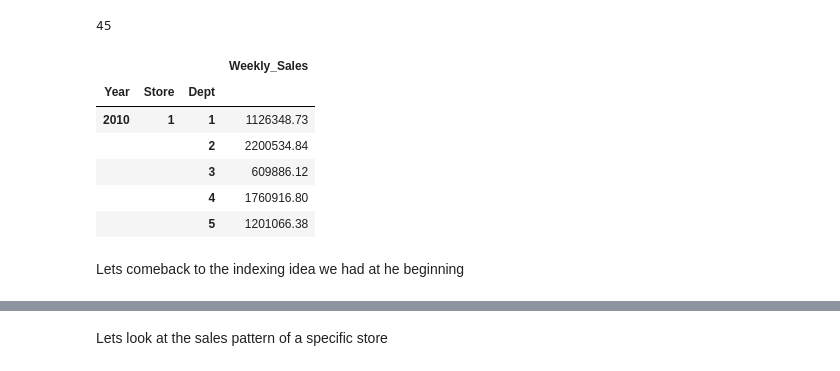
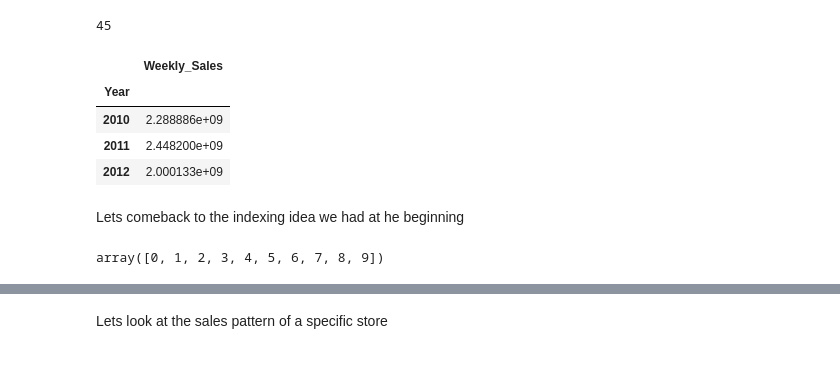
Before and after one commit to mdkamrulhasan/data_mining_kdd, a Jupyter notebook: notebooks/Exploratory_data_Analysis_Retail_part1.ipynb, the cells around one changed output, grey strips where cells are left out. Saved outputs shown, nothing was run; the diff lists cells and outputs as text; code cells hidden in the pictures.

```diff
--- a/notebooks/Exploratory_data_Analysis_Retail_part1.ipynb
+++ b/notebooks/Exploratory_data_Analysis_Retail_part1.ipynb
@@ -33,10 +29,9 @@ Mounted at /content/drive
 
 Note: See, we have made some changes in the file names
 # %%
-# Read the data using pandas
-features = pd.read_csv("drive/MyDrive/dev-data/Retail/Features-data-set.csv")
-sales = pd.read_csv("drive/MyDrive/dev-data/Retail/sales-data-set.csv")
-stores = pd.read_csv("drive/MyDrive/dev-data/Retail/stores-data-set.csv")
+features = pd.read_csv("https://raw.githubusercontent.com/mdkamrulhasan/data_mining_kdd/main/data/retail/Features-data-set.csv")
+sales = pd.read_csv("https://raw.githubusercontent.com/mdkamrulhasan/data_mining_kdd/main/data/retail/sales-data-set.csv")
+stores = pd.read_csv("https://raw.githubusercontent.com/mdkamrulhasan/data_mining_kdd/main/data/retail/stores-data-set.csv")
 # %% [markdown]
 Lets have a first look of the data in each table?
 # %%
@@ -167,15 +169,17 @@ sales.Store.nunique()
 # %% [output]
 45
 # %%
-yearly_agg = sales.groupby(['Year', 'Store', 'Dept']).agg({'Weekly_Sales': 'sum'})
+yearly_agg = sales.groupby(['Year']).agg({'Weekly_Sales': 'sum'})
 yearly_agg.head()
 # %% [output]
-|  |  |  | Weekly_Sales |
-| Year | Store | Dept |  |
-| 2010 | 1 | 1 | 1126348.73 |
-|  |  | 2 | 2200534.84 |
-|  |  | 3 | 609886.12 |
-|  |  | 4 | 1760916.80 |
-|  |  | 5 | 1201066.38 |
+|  | Weekly_Sales |
+| Year |  |
+| 2010 | 2.288886e+09 |
+| 2011 | 2.448200e+09 |
+| 2012 | 2.000133e+09 |
 # %% [markdown]
 Lets comeback to the indexing idea we had at he beginning
+# %%
+sales.index.values[:10]
+# %% [output]
+array([0, 1, 2, 3, 4, 5, 6, 7, 8, 9])
```
Also changed, not shown: parts of 18 cells of this notebook.
